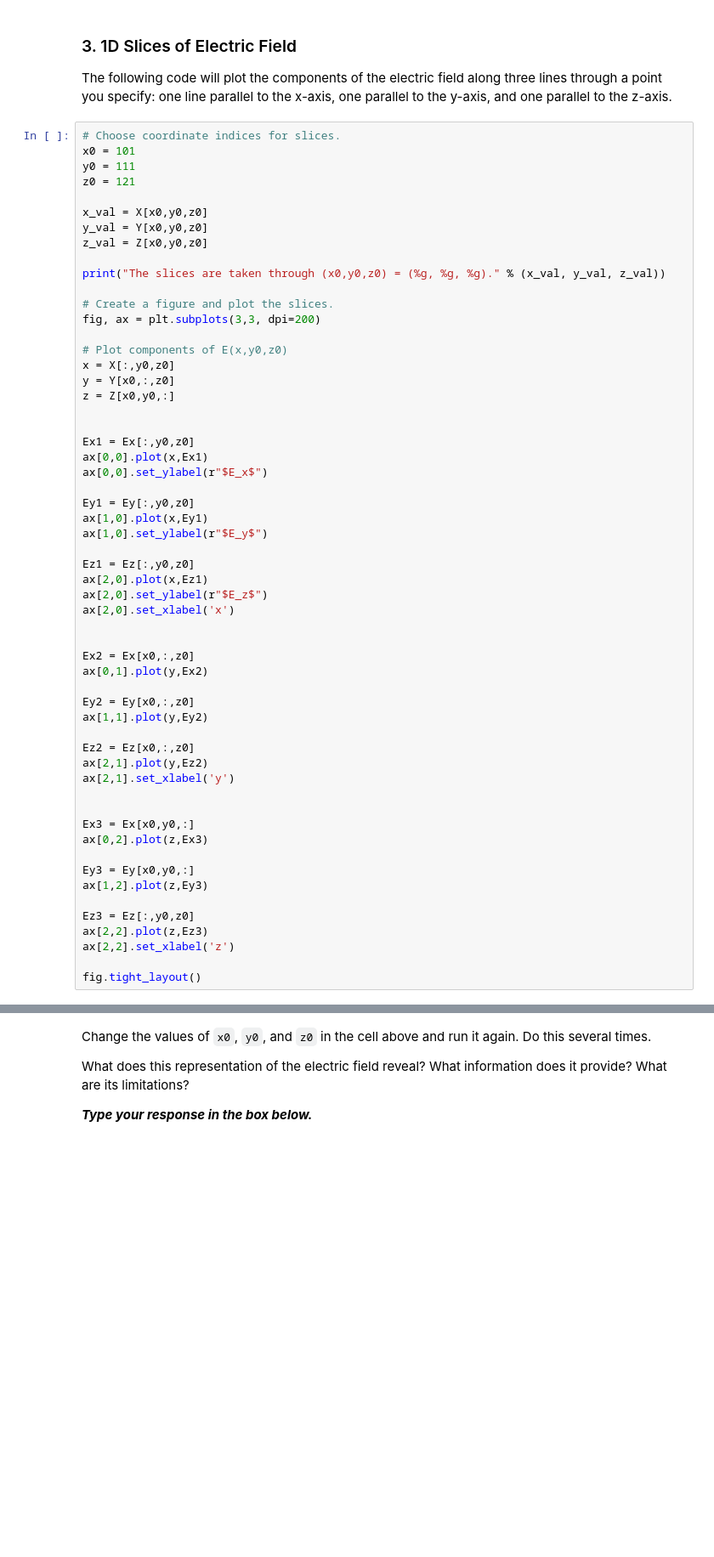
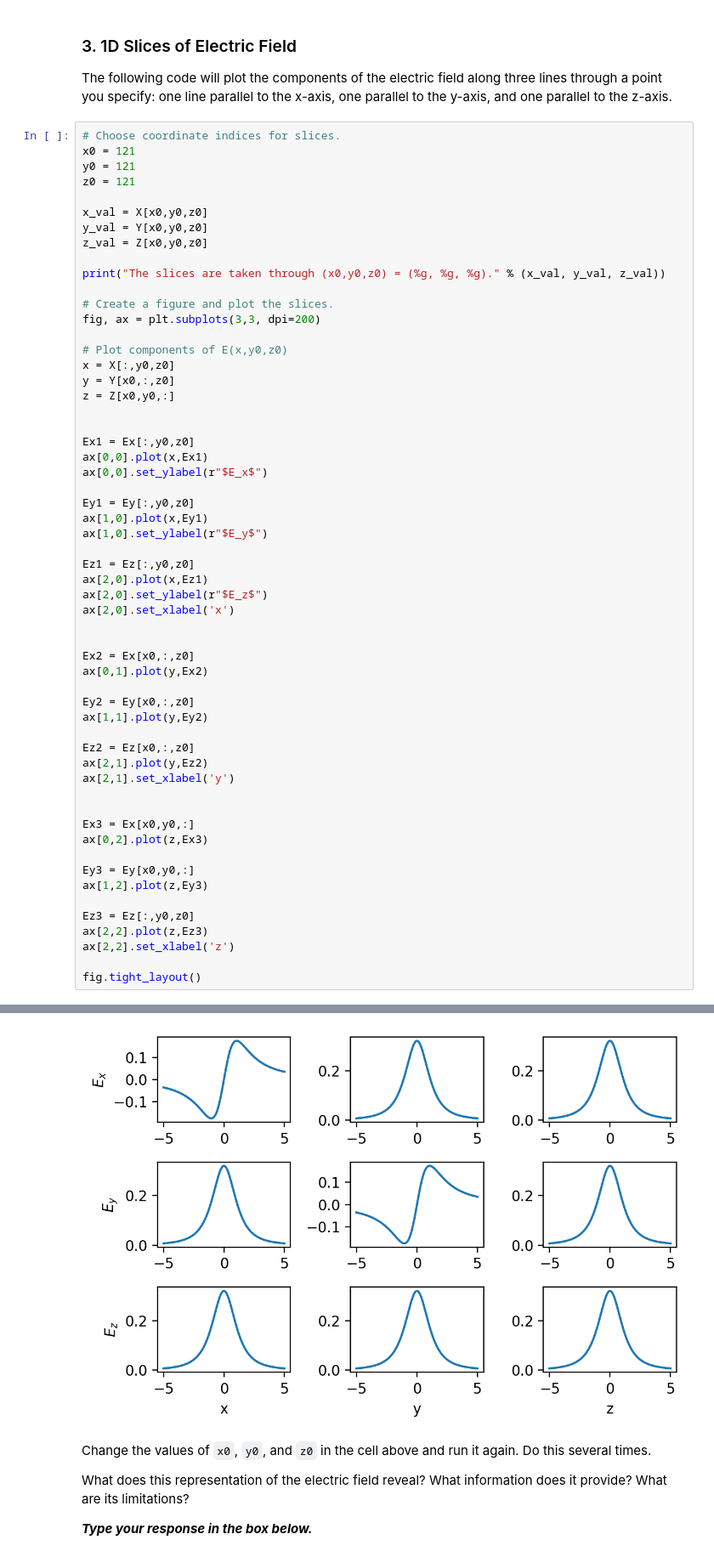
Before and after one commit to jaimeevers/electrodynamics, a Jupyter notebook: week-01/01-visualizing-fields.ipynb, the cells around one changed output, grey strips where cells are left out. Shown at 85% size. Drawn from its saved outputs; the diff is of its cells as text; blank space fills up the shorter version.

```diff
--- a/week-01/01-visualizing-fields.ipynb
+++ b/week-01/01-visualizing-fields.ipynb
@@ -165,8 +163,8 @@ Limitations:
 The following code will plot the components of the electric field along three lines through a point you specify: one line parallel to the x-axis, one parallel to the y-axis, and one parallel to the z-axis.
 # %%
 # Choose coordinate indices for slices.
-x0 = 101
-y0 = 111
+x0 = 121
+y0 = 121
 z0 = 121
 
 x_val = X[x0,y0,z0]
@@ -225,3 +223,4 @@ NameError: name 'X' is not defined
+[figure, added]
 # %% [markdown]
 Change the values of `x0`, `y0`, and `z0` in the cell above and run it again.  Do this several times.
 
```
Also changed, not shown: parts of 9 cells of this notebook.
